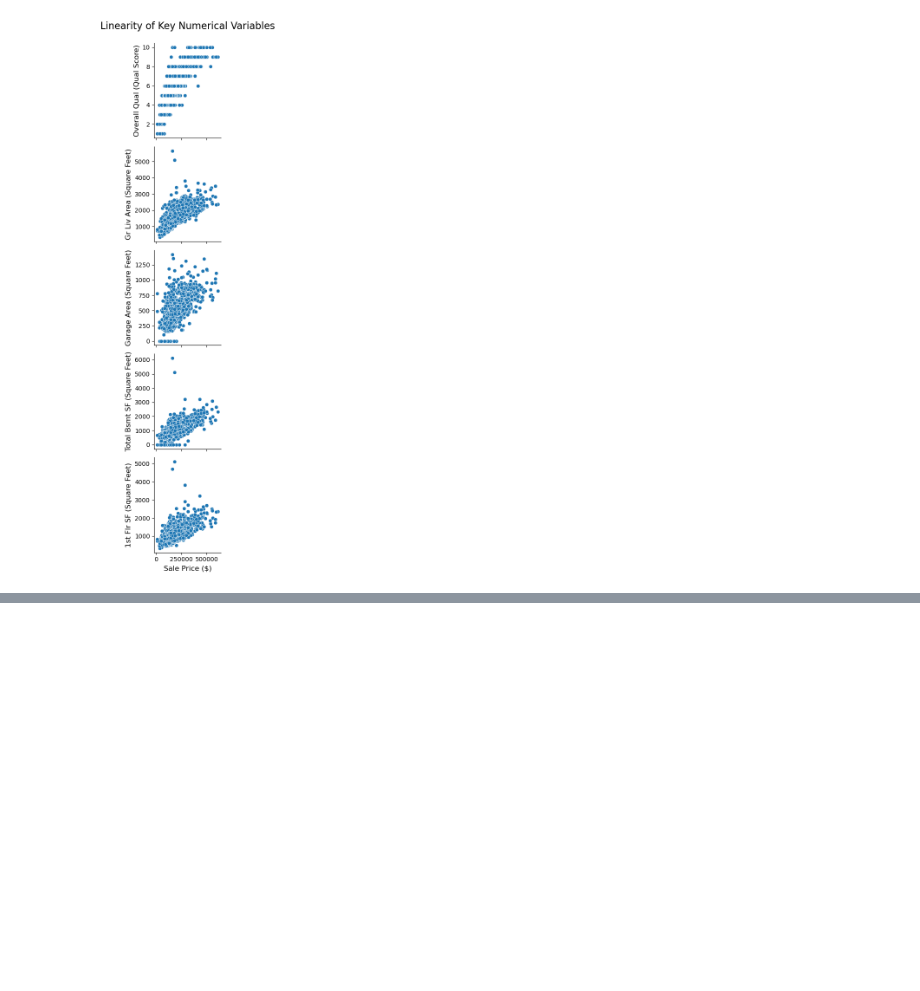
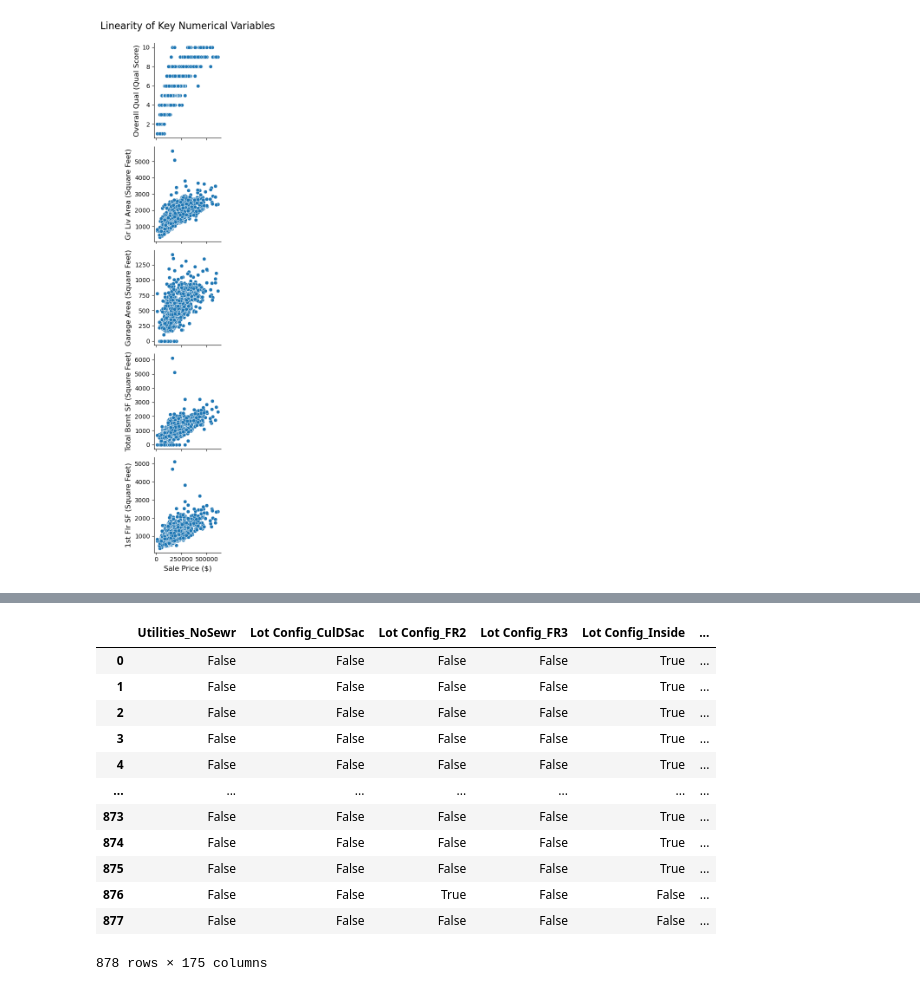
Before and after one commit to BenjaminRocco/GA_Project_2, a Jupyter notebook: code/Munging_EDA_FeatureEngineering.ipynb, the cells around one changed output, grey strips where cells are left out. Drawn from its saved outputs; the diff is of its cells as text; code cells hidden in the pictures; blank space fills up the shorter version.

```diff
--- a/code/Munging_EDA_FeatureEngineering.ipynb
+++ b/code/Munging_EDA_FeatureEngineering.ipynb
@@ -451,7 +473,10 @@ columns_to_add_kaggle2 = ['Neighborhood_NoRidge','Neighborhood_NridgHt','Neighbo
                           'Neighborhood_SWISU','Neighborhood_Sawyer','Neighborhood_SawyerW','Neighborhood_Somerst',
                           'Neighborhood_StoneBr','Neighborhood_Timber','Neighborhood_Veenker']
 
-columns_to_exclude = ['Exterior 1st_CBlock', 'Exterior 1st_ImStucc', 'Exterior 1st_Stone','Exterior 2nd_Stone']
+columns_to_exclude = ['Exterior 1st_CBlock', 'Exterior 1st_ImStucc', 'Exterior 1st_Stone','Exterior 2nd_Stone','Functional_Sal', 'Functional_Sev']
+
+columns_to_add_kaggle3 = ['Functional_Maj1','Functional_Maj2','Functional_Min1','Functional_Min2','Functional_Mod','Functional_Typ']
+
 
 # Add each column from df_combined to kaggle_data, excluding specified columns
 for column in columns_to_add_kaggle:
@@ -461,6 +486,10 @@ for column in columns_to_add_kaggle:
 for column in columns_to_add_kaggle2:
     if column not in columns_to_exclude:
         kaggle_data[column] = kaggle_data_combined[column]
+
+for column in columns_to_add_kaggle3:
+    if column not in columns_to_exclude:
+        kaggle_data[column] = kaggle_data_combined[column]
 # %%
 df
 # %% [output]
@@ -768,6 +797,50 @@ Index(['Id', 'PID', 'MS SubClass', 'MS Zoning', 'Lot Frontage', 'Lot Area',
 # plt.show()
 # %%
 # presentation_heatmap.figure.savefig('../images/presentation_heatmap.png', bbox_inches='tight', dpi=300)
+# %%
+categorical_columns_new = ['Utilities', 'Lot Config', 'Land Slope', 'Neighborhood', 'Condition 1',
+                       'Condition 2', 'Bldg Type', 'House Style', 'Roof Style', 'Roof Matl',
+                       'Exterior 1st', 'Exterior 2nd', 'Mas Vnr Type',
+                       'Exter Cond', 'Foundation', 'Bsmt Qual', 'Bsmt Cond', 'Bsmt Exposure',
+                       'BsmtFin Type 1', 'BsmtFin Type 2', 'Heating', 'Heating QC',
+                       'Central Air', 'Electrical', 'Kitchen Qual', 'Functional',
+                       'Fireplace Qu', 'Garage Type', 'Garage Finish', 'Garage Qual',
+                       'Garage Cond', 'Paved Drive', 'Pool QC', 'Fence', 'Misc Feature',
+                       'Sale Type']
+
+# Create dummy variables
+df_dummies_new = pd.get_dummies(df[categorical_columns_new], drop_first=True)
+
+# Concatenate the dummy variables with the original DataFrame
+df = pd.concat([df, df_dummies_new], axis=1)
+
+# Drop the original categorical columns
+df = df.drop(categorical_columns_new, axis=1)
+# %%
+# Create dummy variables
+df_dummies_new_kag = pd.get_dummies(kaggle_data[categorical_columns_new], drop_first=True)
+
+# Concatenate the dummy variables with the original DataFrame
+kaggle_data = pd.concat([kaggle_data, df_dummies_new_kag], axis=1)
+
+# Drop the original categorical columns
+kaggle_data = kaggle_data.drop(categorical_columns_new, axis=1)
+# %%
+df_dummies_new_kag
+# %% [output]
+|  | Utilities_NoSewr | Lot Config_CulDSac | Lot Config_FR2 | Lot Config_FR3 | Lot Config_Inside | ... |
+| 0 | False | False | False | False | True | ... |
+| 1 | False | False | False | False | True | ... |
+| 2 | False | False | False | False | True | ... |
+| 3 | False | False | False | False | True | ... |
+| 4 | False | False | False | False | True | ... |
+| ... | ... | ... | ... | ... | ... | ... |
+| 873 | False | False | False | False | True | ... |
+| 874 | False | False | False | False | True | ... |
+| 875 | False | False | False | False | True | ... |
+| 876 | False | False | True | False | False | ... |
+| 877 | False | False | False | False | False | ... |
+878 rows × 175 columns
 # %%
 df.to_csv('../datasets/cleaned_training_data.csv', index=False)
 # %%
```
Also changed, not shown: parts of 7 cells of this notebook, 8 other files.
